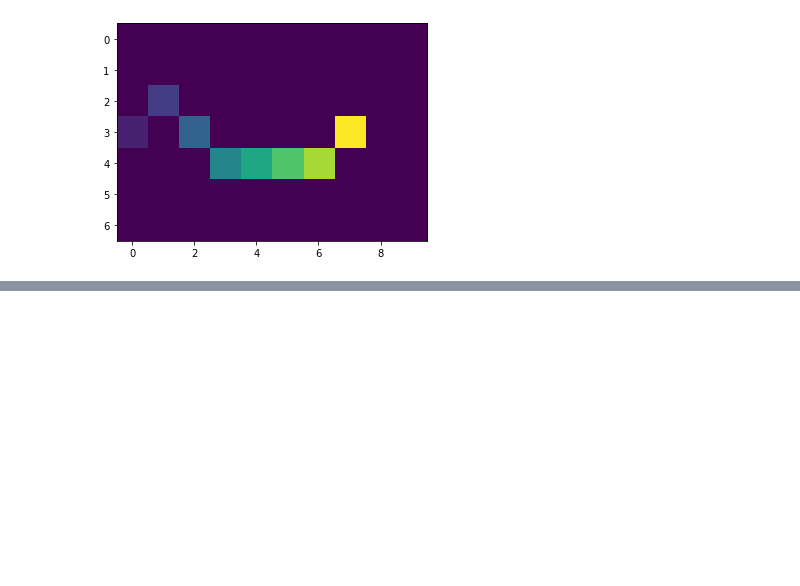
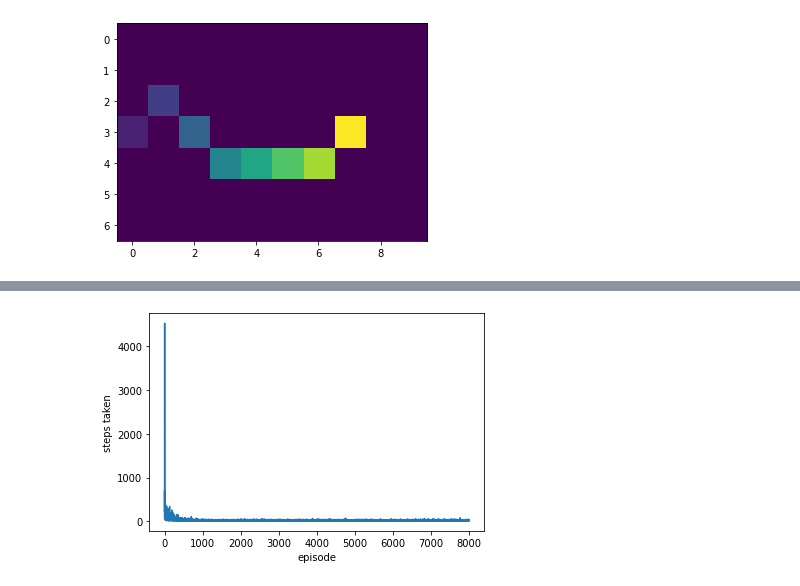
Before and after one commit to MaraTomasek/ML-Notebooks, a Jupyter notebook: Reinforcement_Learning/SARSA_QLearning.ipynb, the cells around one changed output, grey strips where cells are left out. Saved outputs shown, nothing was run; the diff lists cells and outputs as text; code cells hidden in the pictures; blank space fills up the shorter version.

```diff
--- a/Reinforcement_Learning/SARSA_QLearning.ipynb
+++ b/Reinforcement_Learning/SARSA_QLearning.ipynb
@@ -428,0 +493,7 @@ plt.show()
+# %%
+plt.plot(np.arange(len(y)), y)
+plt.xlabel("episode")
+plt.ylabel("steps taken")
+plt.show()
+# %% [output]
+[figure, added]
```
Also changed, not shown: parts of 14 cells of this notebook.
